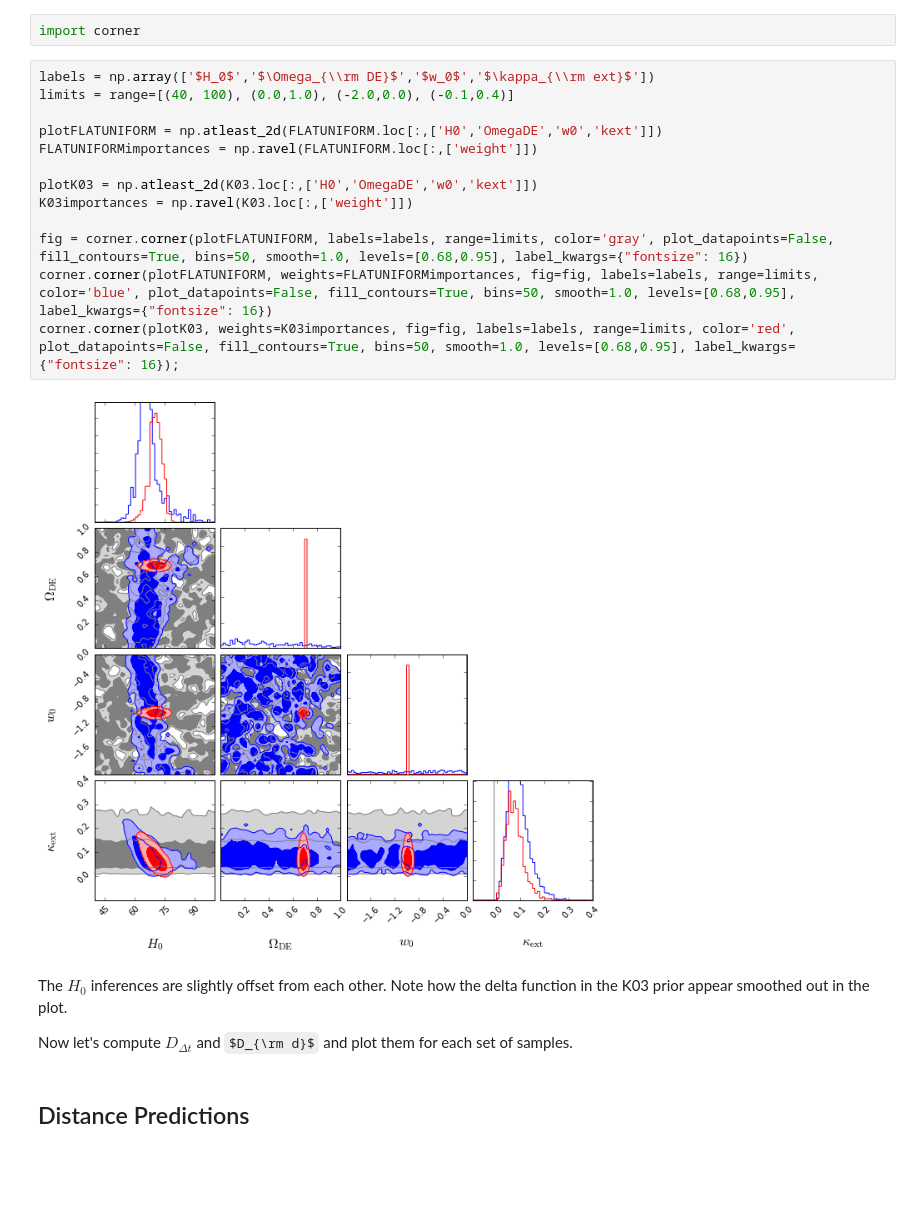
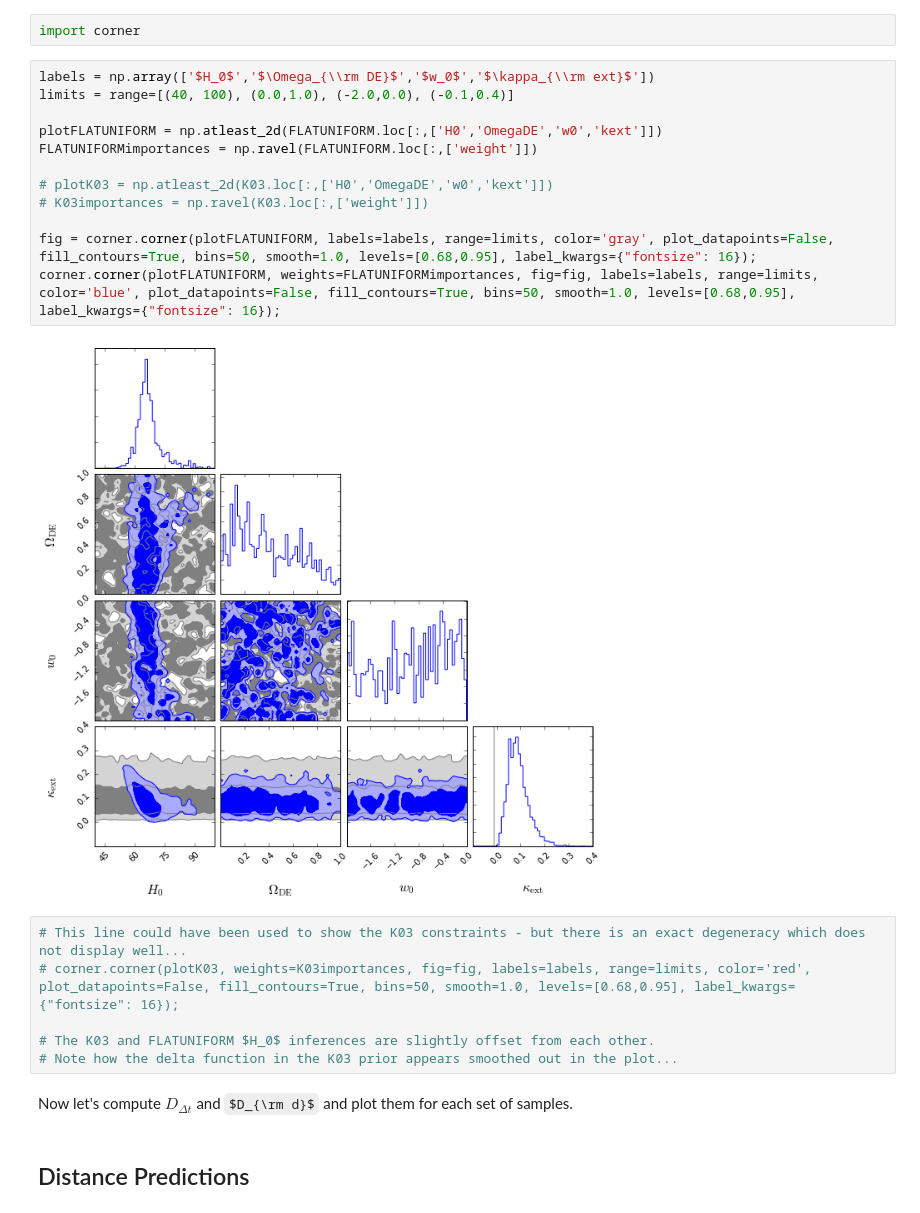
Before and after one commit to tommasotreu/AARV, a Jupyter notebook: figures/DdtDa.ipynb, the cells around one changed output. Drawn from its saved outputs; the diff is of its cells as text; some formulas as TeX source; blank space fills up the shorter version.

```diff
--- a/figures/DdtDa.ipynb
+++ b/figures/DdtDa.ipynb
@@ -58,21 +56,24 @@ import corner
 # %%
 labels = np.array(['$H_0$','$\Omega_{\\rm DE}$','$w_0$','$\kappa_{\\rm ext}$'])
 limits = range=[(40, 100), (0.0,1.0), (-2.0,0.0), (-0.1,0.4)]
 
 plotFLATUNIFORM = np.atleast_2d(FLATUNIFORM.loc[:,['H0','OmegaDE','w0','kext']])
 FLATUNIFORMimportances = np.ravel(FLATUNIFORM.loc[:,['weight']])
 
-plotK03 = np.atleast_2d(K03.loc[:,['H0','OmegaDE','w0','kext']])
-K03importances = np.ravel(K03.loc[:,['weight']])
+# plotK03 = np.atleast_2d(K03.loc[:,['H0','OmegaDE','w0','kext']])
+# K03importances = np.ravel(K03.loc[:,['weight']])
 
-fig = corner.corner(plotFLATUNIFORM, labels=labels, range=limits, color='gray', plot_datapoints=False, fill_contours=True, bins=50, smooth=1.0, levels=[0.68,0.95], label_kwargs={"fontsize": 16})
-corner.corner(plotFLATUNIFORM, weights=FLATUNIFORMimportances, fig=fig, labels=labels, range=limits, color='blue', plot_datapoints=False, fill_contours=True, bins=50, smooth=1.0, levels=[0.68,0.95], label_kwargs={"fontsize": 16})
-corner.corner(plotK03, weights=K03importances, fig=fig, labels=labels, range=limits, color='red', plot_datapoints=False, fill_contours=True, bins=50, smooth=1.0, levels=[0.68,0.95], label_kwargs={"fontsize": 16});
+fig = corner.corner(plotFLATUNIFORM, labels=labels, range=limits, color='gray', plot_datapoints=False, fill_contours=True, bins=50, smooth=1.0, levels=[0.68,0.95], label_kwargs={"fontsize": 16});
+corner.corner(plotFLATUNIFORM, weights=FLATUNIFORMimportances, fig=fig, labels=labels, range=limits, color='blue', plot_datapoints=False, fill_contours=True, bins=50, smooth=1.0, levels=[0.68,0.95], label_kwargs={"fontsize": 16});
 # %% [output]
-[figure, old version]
+[figure, new version]
+# %%
+# This line could have been used to show the K03 constraints - but there is an exact degeneracy which does not display well...
+# corner.corner(plotK03, weights=K03importances, fig=fig, labels=labels, range=limits, color='red', plot_datapoints=False, fill_contours=True, bins=50, smooth=1.0, levels=[0.68,0.95], label_kwargs={"fontsize": 16});
+
+# The K03 and FLATUNIFORM $H_0$ inferences are slightly offset from each other.
+# Note how the delta function in the K03 prior appears smoothed out in the plot...
 # %% [markdown]
-The $H_0$ inferences are slightly offset from each other. Note how the delta function in the K03 prior appear smoothed out in the plot.
-
 Now let's compute $D_{\Delta t}$ and $D_{\rm d}$ and plot them for each set of samples.
 # %% [markdown]
 ## Distance Predictions
```
Also changed, not shown: parts of 9 cells of this notebook, 1 other file.
